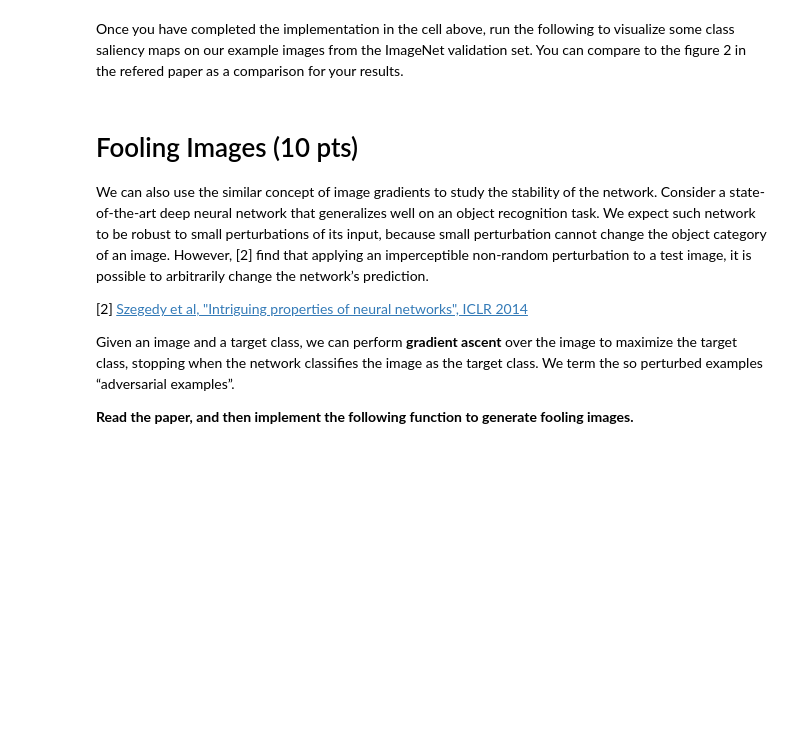
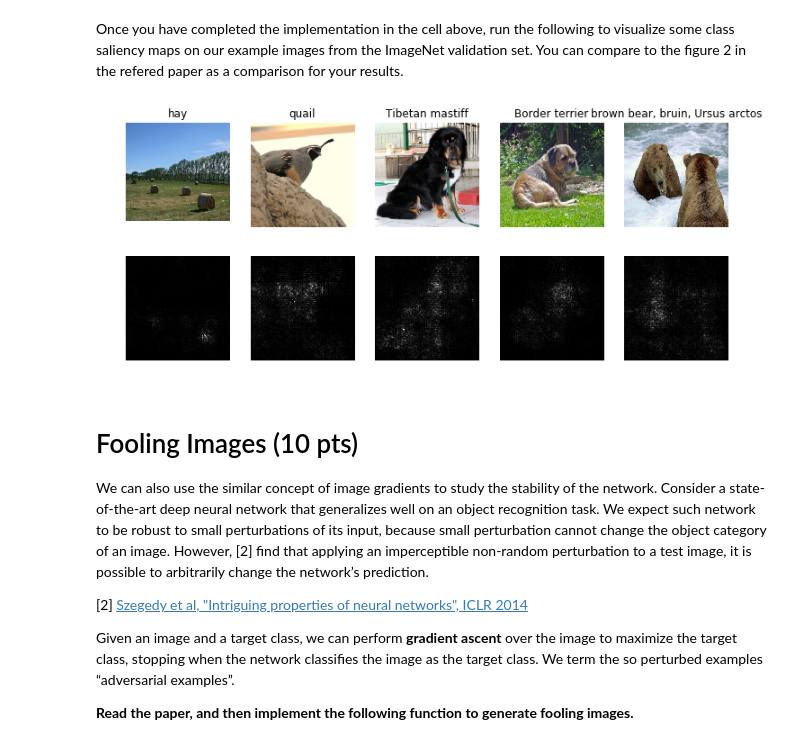
Before and after one commit to neilteng/CS7643-DeepLearning, a Jupyter notebook: Homework/HW2/NetworkVisualization-PyTorch.ipynb, the cells around one changed output. Cells and saved outputs as stored; diff of their text form; code cells hidden in the pictures; blank space fills up the shorter version.

Commit message:
finish saliency map

```diff
--- a/Homework/HW2/NetworkVisualization-PyTorch.ipynb
+++ b/Homework/HW2/NetworkVisualization-PyTorch.ipynb
@@ -204,9 +227,12 @@ def compute_saliency_maps(X, y, model):
     # to each input image. You first want to compute the loss over the correct   #
     # scores, and then compute the gradients with a backward pass.               #
     ##############################################################################
-
-
-
+    criterion = F.nll_loss
+    outputs = model(X_var)
+    loss = criterion(outputs, y_var)
+    loss.backward()
+    saliency = X_var.grad
+    saliency=torch.max(saliency.abs(), 1, keepdim=True)[0].data
 
     ##############################################################################
     #                             END OF YOUR CODE                               #
@@ -217,28 +243,30 @@ Once you have completed the implementation in the cell above, run the following
 # %%
 def show_saliency_maps(X, y):
     # Convert X and y from numpy arrays to Torch Tensors
     X_tensor = torch.cat([preprocess(Image.fromarray(x)) for x in X], dim=0)
     y_tensor = torch.LongTensor(y)
 
     # Compute saliency maps for images in X
     saliency = compute_saliency_maps(X_tensor, y_tensor, model)
     # Convert the saliency map from Torch Tensor to numpy array and show images
     # and saliency maps together.
     saliency = saliency.numpy()
 
     N = X.shape[0]
     for i in range(N):
         plt.subplot(2, N, i + 1)
         plt.imshow(X[i])
         plt.axis('off')
         plt.title(class_names[y[i]])
         plt.subplot(2, N, N + i + 1)
-        plt.imshow(saliency[i], cmap=plt.cm.gray)
+        plt.imshow(saliency[i][0], cmap=plt.cm.gray)
         plt.axis('off')
         plt.gcf().set_size_inches(12, 5)
     plt.show()
 
 show_saliency_maps(X, y)
+# %% [output]
+[figure, added]
 # %% [markdown]
 # Fooling Images (10 pts)
 
```
Also changed, not shown: parts of 3 cells of this notebook.
